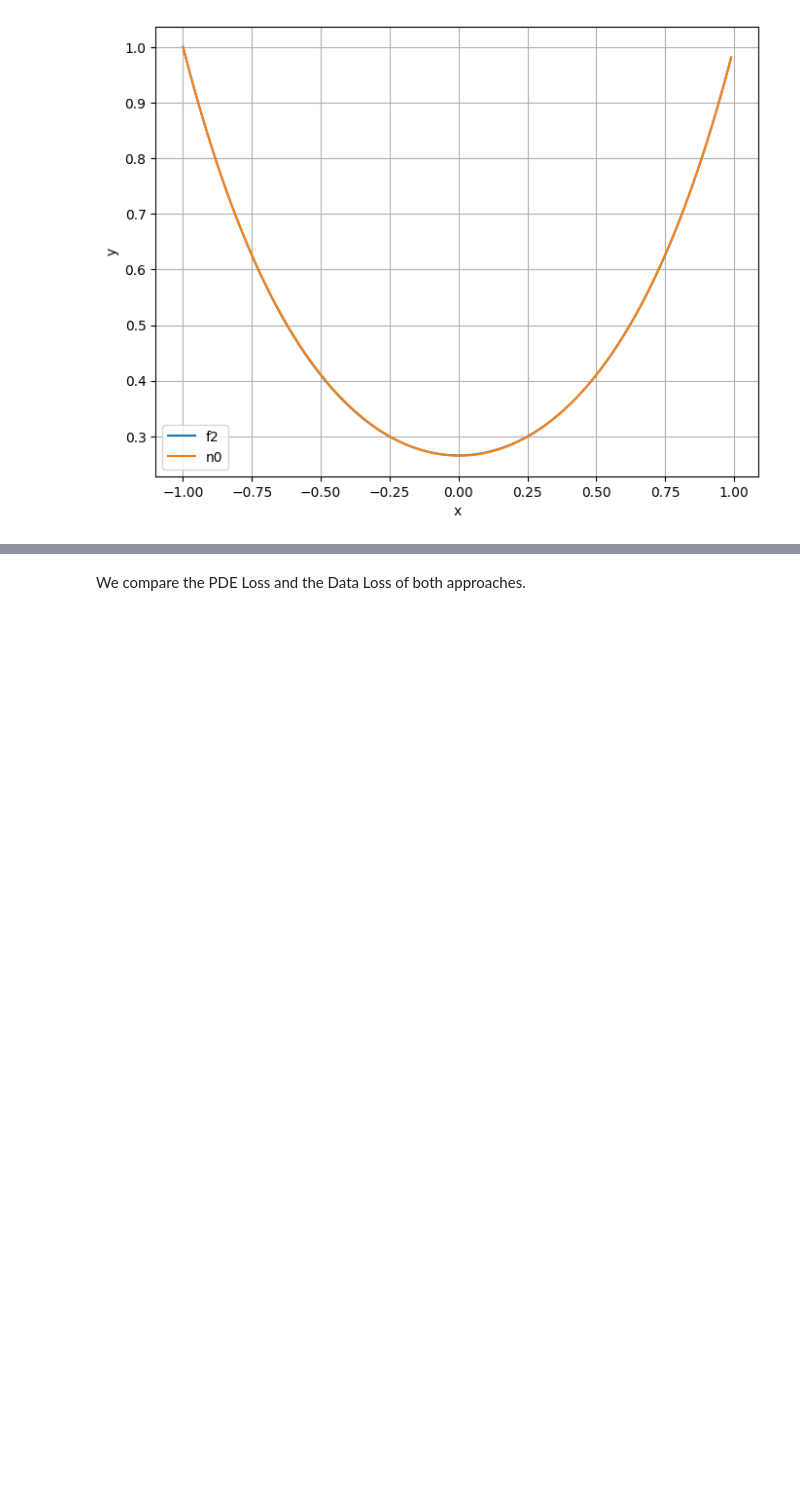
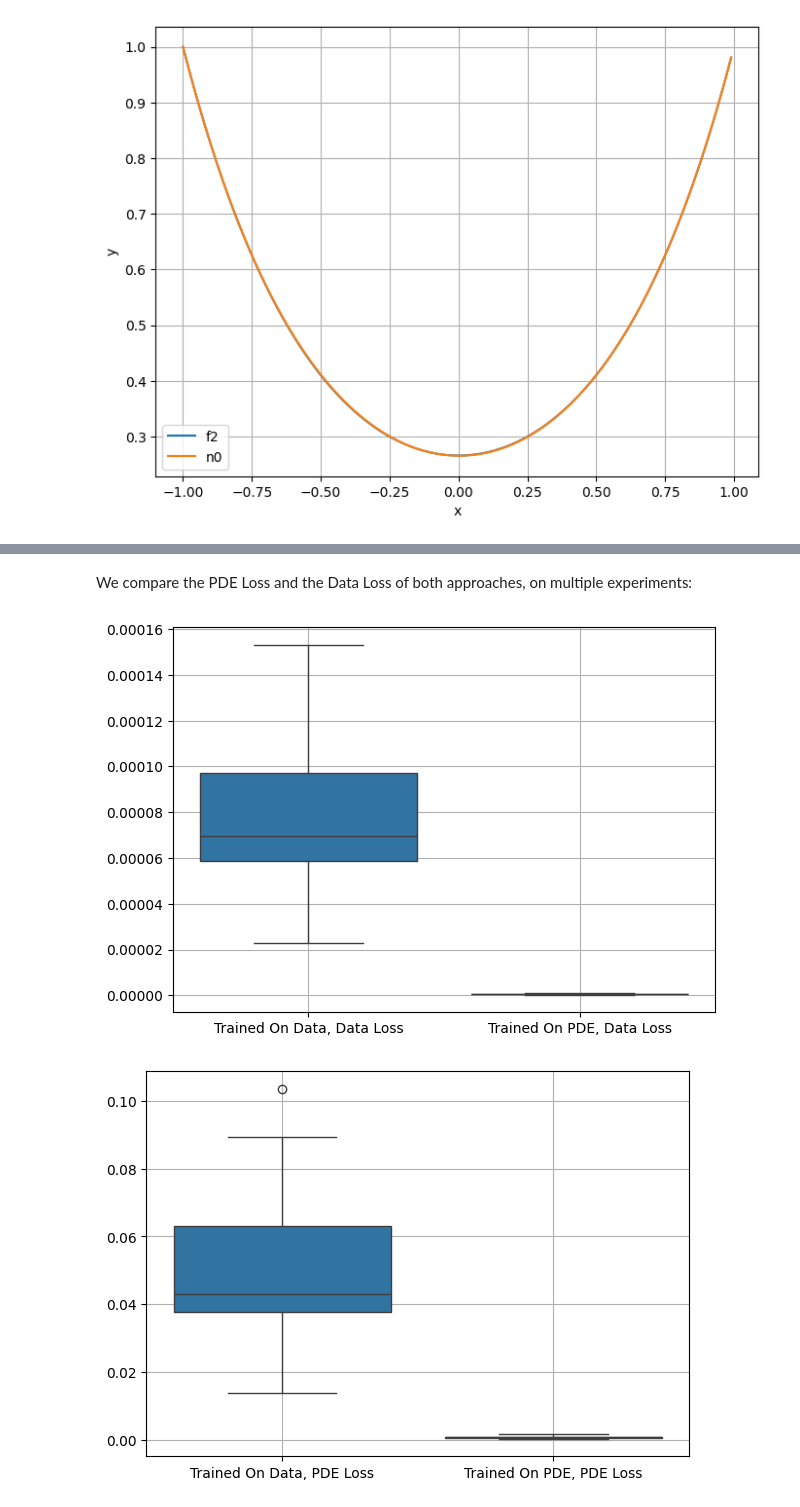
Before and after one commit to pascaltribel/polyharmonic_critic_equation, a Jupyter notebook: closeness.ipynb, the cells around one changed output, grey strips where cells are left out. Saved outputs shown, nothing was run; the diff lists cells and outputs as text; code cells hidden in the pictures; blank space fills up the shorter version.

```diff
--- a/closeness.ipynb
+++ b/closeness.ipynb
@@ -198,8 +202,24 @@ Loss Data: 4.1384e-07
 # %% [markdown]
-We compare the PDE Loss and the Data Loss of both approaches.
+We compare the PDE Loss and the Data Loss of both approaches, on multiple experiments:
 # %%
 data_losses_pde, pde_losses_pde = [], []
 for _ in tqdm(range(20)):
-    n1 = NetworkBC().to(device)
-    data_losses_pde.append(pde_train(n1, n_steps, bar=False).item())
-    pde_losses_pde.append(pde_loss(n1, torch.arange(-1, 1, 0.01, requires_grad=True, device=device).unsqueeze(1)).item())
+    net = NetworkBC().to(device)
+    pde_train(net, n_steps, bar=False)
+    x = ((torch.rand(200_000, 1)-0.5)*2.5).to(device)
+    data_losses_pde.append(loss_fn(net(x).cpu(), f2(x.cpu())).item())
+    pde_losses_pde.append(pde_loss(net, torch.arange(-1, 1, 0.01, requires_grad=True, device=device).unsqueeze(1)).item())
+# %%
+plt.figure(figsize=(7, 5))
+sns.boxplot(pd.DataFrame({"Trained On Data, Data Loss": data_losses,
+                         "Trained On PDE, Data Loss": data_losses_pde}))
+plt.grid()
+plt.show()
+plt.figure(figsize=(7, 5))
+sns.boxplot(pd.DataFrame({"Trained On Data, PDE Loss": pde_losses,
+                         "Trained On PDE, PDE Loss": pde_losses_pde}))
+plt.grid()
+plt.show()
+# %% [output]
+[figure, added]
+[figure, added]
```
Also changed, not shown: parts of 18 cells of this notebook, 1 other file.
